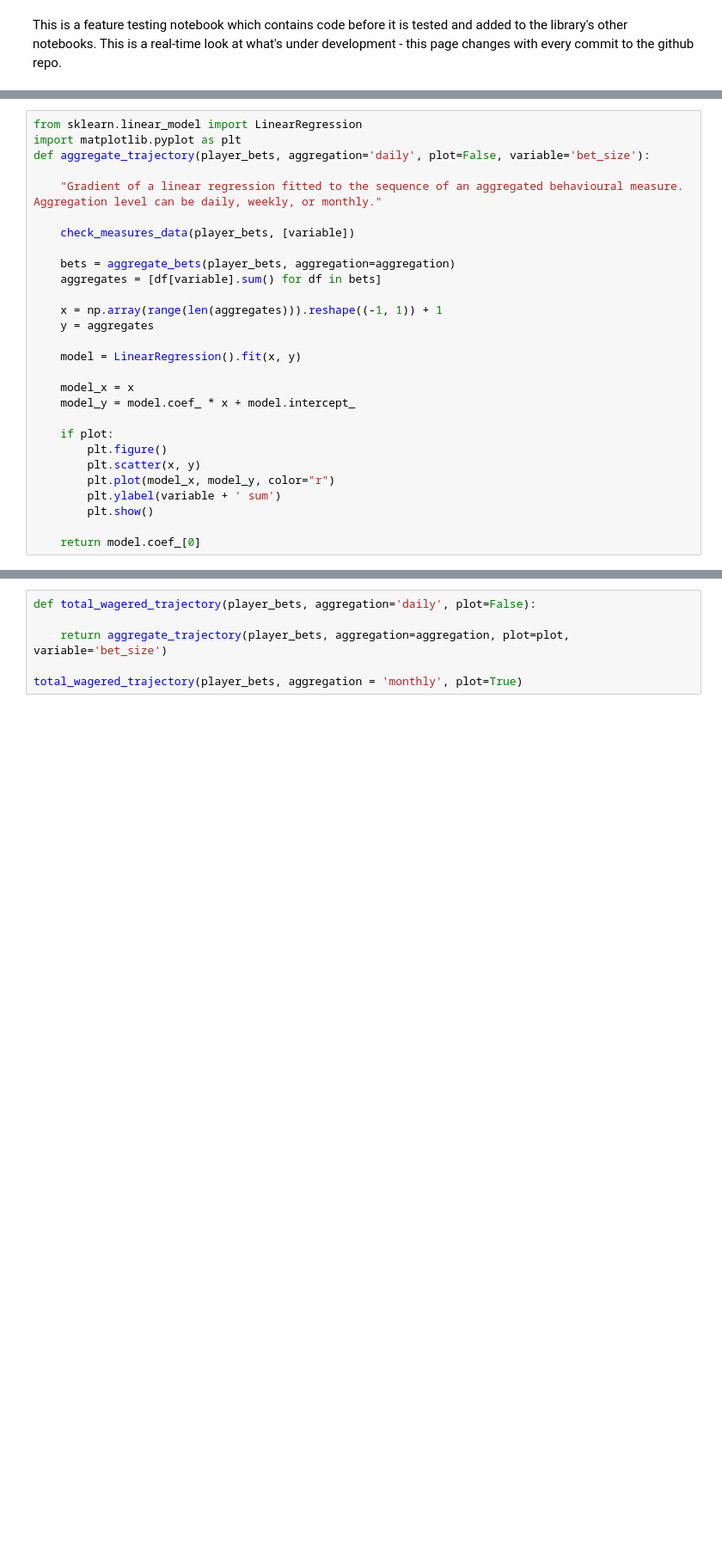
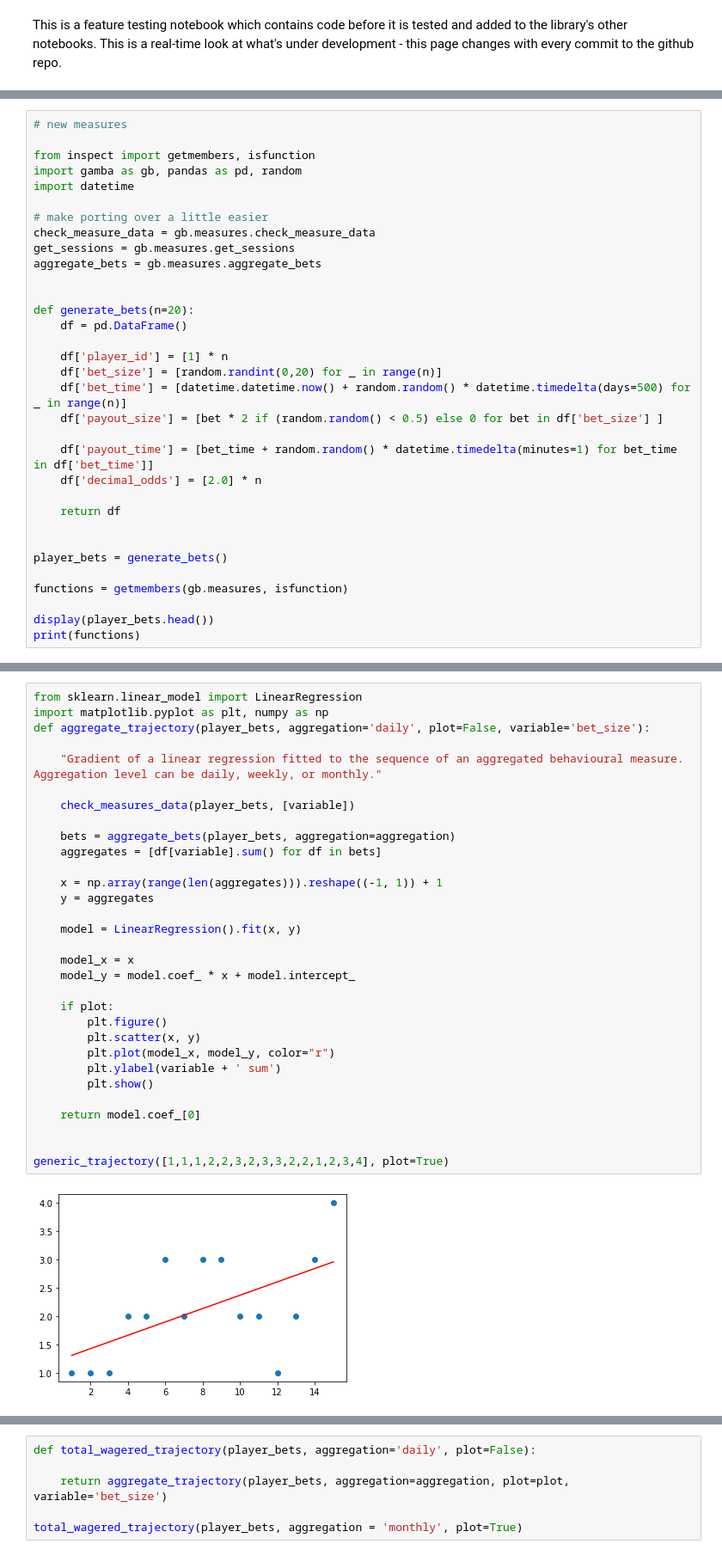
Before and after one commit to gamba-dev/gamba, a Jupyter notebook: 01_upcoming.ipynb, the cells around one changed output, grey strips where cells are left out. Shown at 86% size. Saved outputs shown, nothing was run; the diff lists cells and outputs as text; blank space fills up the shorter version.

```diff
--- a/01_upcoming.ipynb
+++ b/01_upcoming.ipynb
@@ -35,0 +8,33 @@ display(player_bets.head())
+# %%
+# new measures
+
+from inspect import getmembers, isfunction
+import gamba as gb, pandas as pd, random
+import datetime
+
+# make porting over a little easier
+check_measure_data = gb.measures.check_measure_data
+get_sessions = gb.measures.get_sessions
+aggregate_bets = gb.measures.aggregate_bets
+
+
+def generate_bets(n=20):
+    df = pd.DataFrame()
+
+    df['player_id'] = [1] * n
+    df['bet_size'] = [random.randint(0,20) for _ in range(n)]
+    df['bet_time'] = [datetime.datetime.now() + random.random() * datetime.timedelta(days=500) for _ in range(n)]
+    df['payout_size'] = [bet * 2 if (random.random() < 0.5) else 0 for bet in df['bet_size'] ]
+
+    df['payout_time'] = [bet_time + random.random() * datetime.timedelta(minutes=1) for bet_time in df['bet_time']]
+    df['decimal_odds'] = [2.0] * n
+
+    return df
+
+
+player_bets = generate_bets()
+
+functions = getmembers(gb.measures, isfunction)
+
+display(player_bets.head())
+print(functions)
@@ -38,28 +71,33 @@ display(player_bets.head())
 # %%
 from sklearn.linear_model import LinearRegression
-import matplotlib.pyplot as plt
+import matplotlib.pyplot as plt, numpy as np
 def aggregate_trajectory(player_bets, aggregation='daily', plot=False, variable='bet_size'):
 
     "Gradient of a linear regression fitted to the sequence of an aggregated behavioural measure. Aggregation level can be daily, weekly, or monthly."
 
     check_measures_data(player_bets, [variable])
 
     bets = aggregate_bets(player_bets, aggregation=aggregation)
     aggregates = [df[variable].sum() for df in bets]
 
     x = np.array(range(len(aggregates))).reshape((-1, 1)) + 1
     y = aggregates
 
     model = LinearRegression().fit(x, y)
 
     model_x = x
     model_y = model.coef_ * x + model.intercept_
 
     if plot:
         plt.figure()
         plt.scatter(x, y)
         plt.plot(model_x, model_y, color="r")
         plt.ylabel(variable + ' sum')
         plt.show()
 
     return model.coef_[0]
+
+
+generic_trajectory([1,1,1,2,2,3,2,3,3,2,2,1,2,3,4], plot=True)
+# %% [output]
+[figure, added]
```
Also changed, not shown: parts of 11 cells of this notebook, 5 other files.
